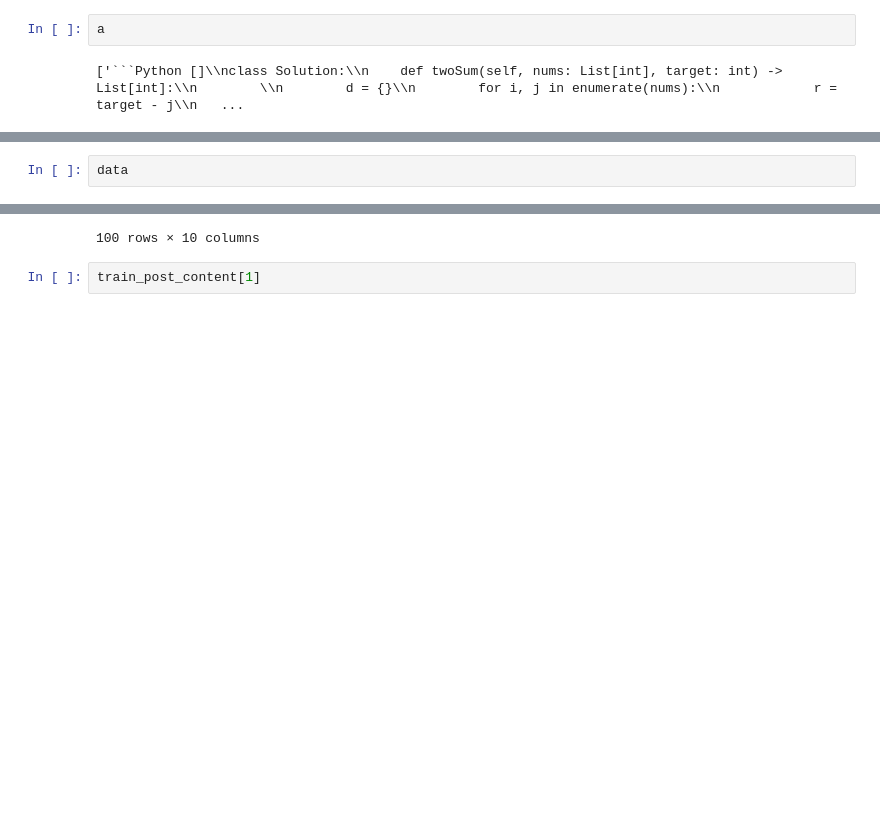
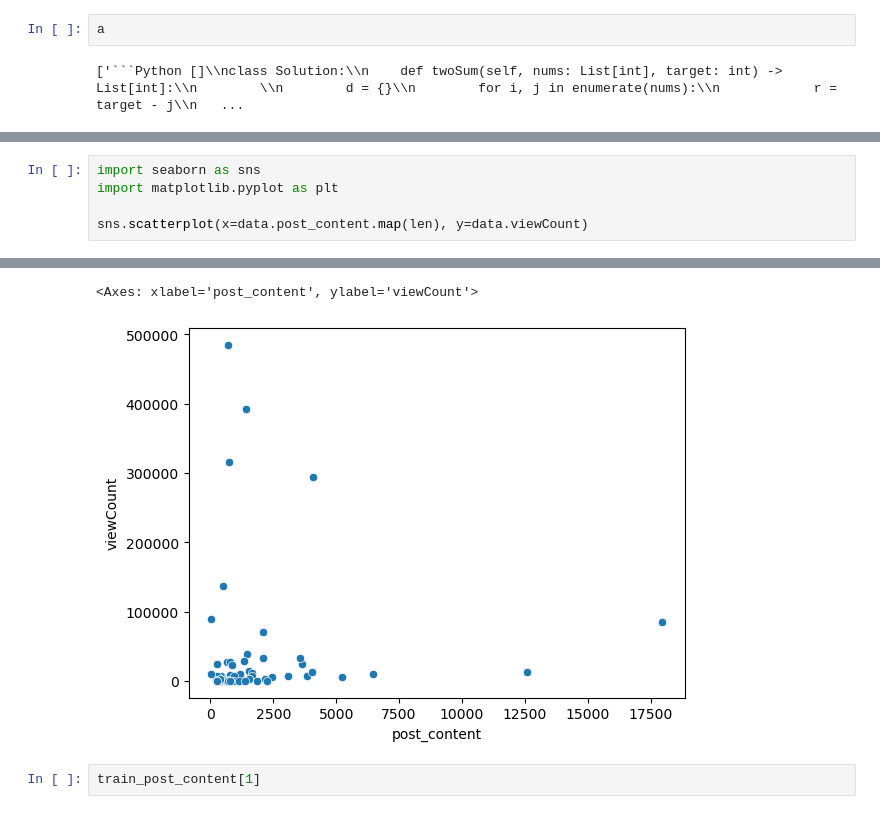
Before and after one commit to hinevics/parser-leetcode, a Jupyter notebook: notebooks/vectorization_reaserch.ipynb, the cells around one changed output, grey strips where cells are left out. Saved outputs shown, nothing was run; the diff lists cells and outputs as text; blank space fills up the shorter version.

```diff
--- a/notebooks/vectorization_reaserch.ipynb
+++ b/notebooks/vectorization_reaserch.ipynb
@@ -62,3 +70,6 @@ a
 # %%
-data
+import seaborn as sns
+import matplotlib.pyplot as plt
+
+sns.scatterplot(x=data.post_content.map(len), y=data.viewCount)
 # %% [output]
@@ -77,4 +76,5 @@ data
-100 rows × 10 columns
+<Axes: xlabel='post_content', ylabel='viewCount'>
+[figure, added]
 # %%
 train_post_content[1]
 # %% [output]
```
Also changed, not shown: parts of 2 cells of this notebook.
